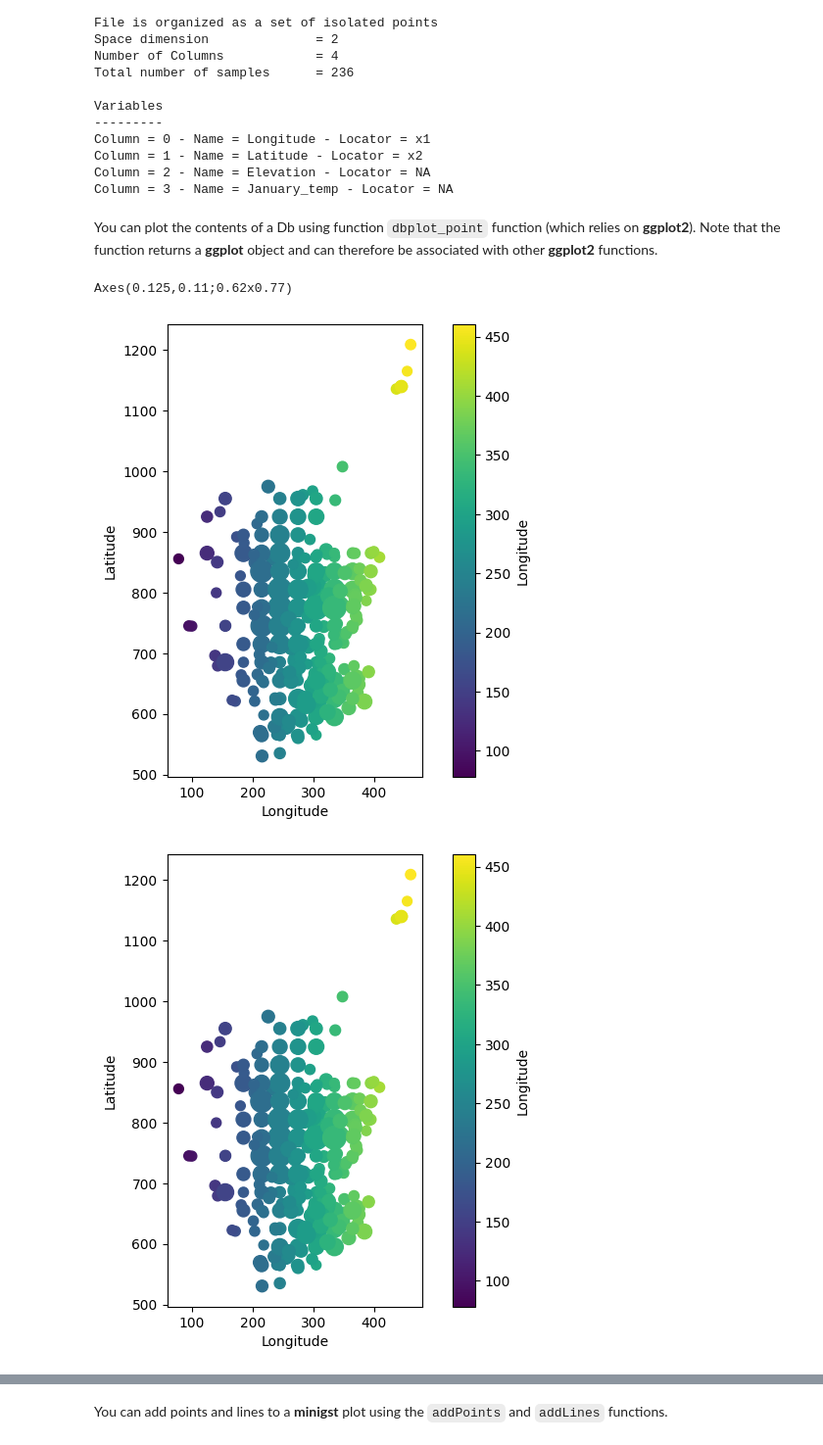
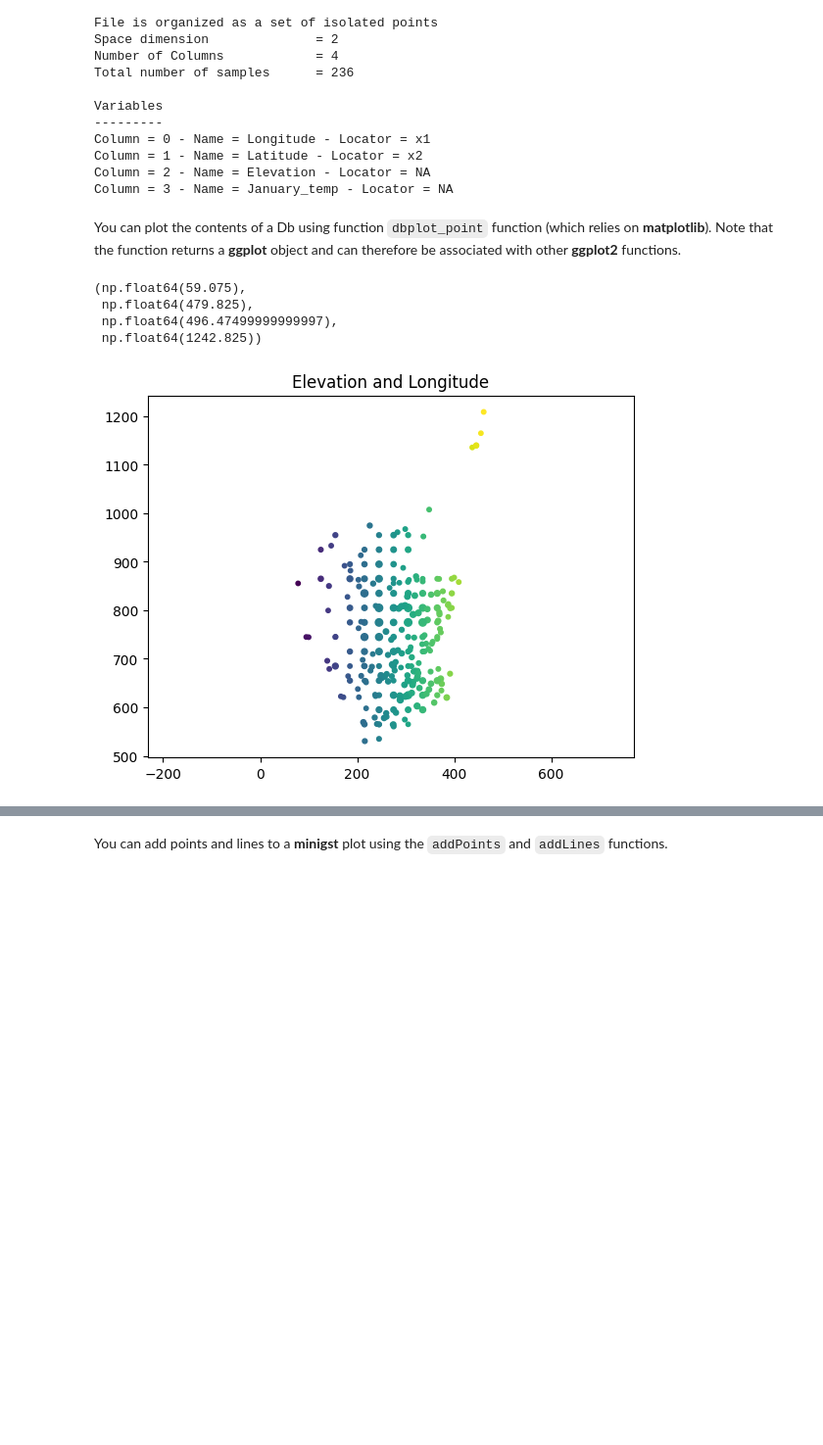
Before and after one commit to mike-pereira/minigst, a Jupyter notebook: python/TP/01_gstlearn_start.ipynb, the cells around one changed output, grey strips where cells are left out. Shown at 98% size. Saved outputs shown, nothing was run; the diff lists cells and outputs as text; code cells hidden in the pictures; blank space fills up the shorter version.

```diff
--- a/python/TP/01_gstlearn_start.ipynb
+++ b/python/TP/01_gstlearn_start.ipynb
@@ -169,11 +174,15 @@ Column = 1 - Name = Latitude - Locator = x2
 Column = 2 - Name = Elevation - Locator = NA
 Column = 3 - Name = January_temp - Locator = NA
 # %% [markdown]
-You can plot the contents of a Db using function `dbplot_point` function (which relies on **ggplot2**). Note that the function returns a **ggplot** object and can therefore be associated with other **ggplot2** functions.
+You can plot the contents of a Db using function `dbplot_point` function (which relies on **matplotlib**). Note that the function returns a **ggplot** object and can therefore be associated with other **ggplot2** functions.
 # %%
 # Plot the variables Elevation (for the size of the points) and Longitude (for the color of the points)
-mg.dbplot_point(db=db,size="Elevation",color="Longitude")
+ax = gp.plot(db, nameSize = "Elevation", nameColor = "Longitude", sizmax =30)
+plt.title("Elevation and Longitude")
+plt.axis("equal")
 # %% [output]
-Axes(0.125,0.11;0.62x0.77)
+(np.float64(59.075),
+ np.float64(479.825),
+ np.float64(496.47499999999997),
+ np.float64(1242.825))
-[figure, old version]
+[figure, new version]
-[figure, removed]
```
Also changed, not shown: parts of 13 cells of this notebook.
